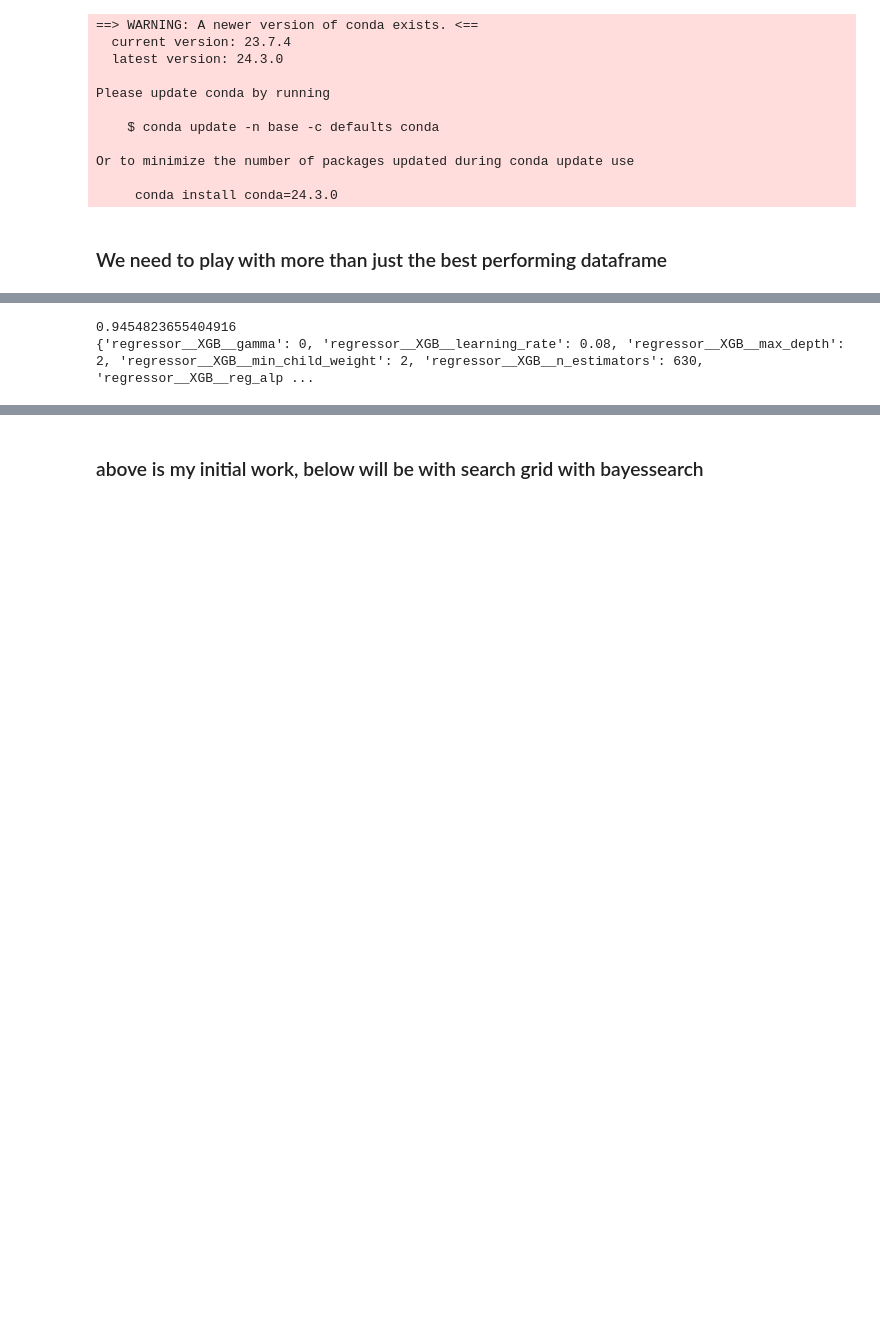
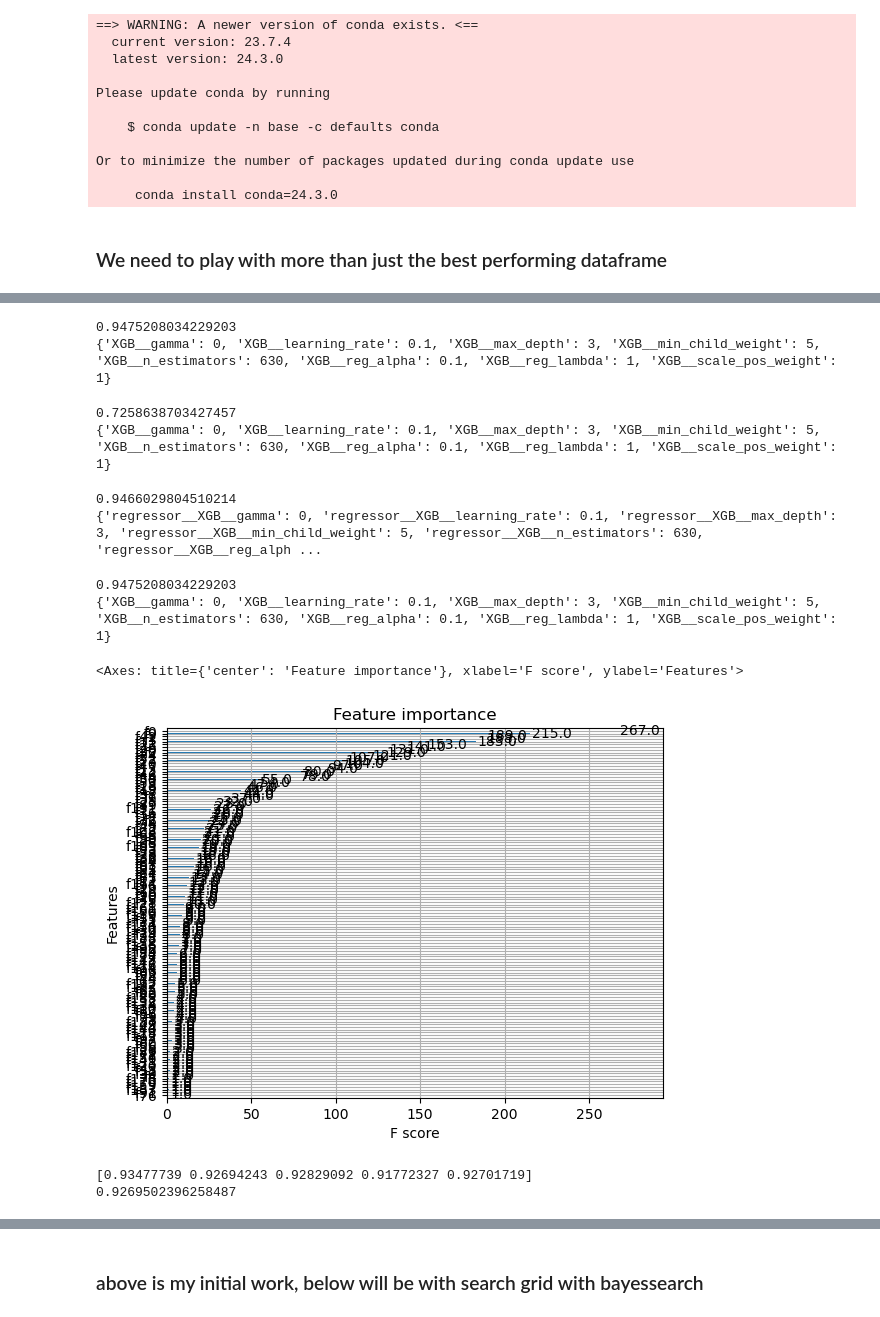
Before and after one commit to Na-ta-lie/Ames-Price-Prediction, a Jupyter notebook: XGBoost.ipynb, the cells around one changed output, grey strips where cells are left out. Saved outputs shown, nothing was run; the diff lists cells and outputs as text; code cells hidden in the pictures; blank space fills up the shorter version.

Commit message:
fixed mlr issue with standard scaler, std = False, start with Optuna

```diff
--- a/XGBoost.ipynb
+++ b/XGBoost.ipynb
@@ -57,6 +88,7 @@ model = XGBRegressor()
 df = pd.read_csv('df_normal_quality.csv', index_col=0)
 # %%
 y = df.SalePrice
+X = df.drop(['PID', 'SalePrice'], axis =1).copy()
 # %%
 numerical_columns_selector = selector(dtype_exclude=object)
 categorical_columns_selector = selector(dtype_include=object)
@@ -79,22 +111,33 @@ preprocessor = ColumnTransformer(
 
 model_pipe = Pipeline(steps=[("Preprocess", preprocessor), ("XGB", model)])
 
-model_regr = compose.TransformedTargetRegressor(regressor= model_pipe,
-                                                func=np.log, inverse_func=np.exp)
+#model_regr = compose.TransformedTargetRegressor(regressor= model_pipe,
+                                             #   func=np.log, inverse_func=np.exp)
 
+#### ctrl and / to block comment
 param_grid = {
-    "regressor__XGB__max_depth": [2],
-    "regressor__XGB__learning_rate": [.08],
-    "regressor__XGB__gamma": [0],
-    "regressor__XGB__reg_lambda": [.8],
-    "regressor__XGB__scale_pos_weight": [1],
-    "regressor__XGB__n_estimators": [630],
-    "regressor__XGB__reg_alpha": [.1],
-    "regressor__XGB__min_child_weight": [2]
+    "XGB__max_depth": [3],
+    "XGB__learning_rate": [.1],
+    "XGB__gamma": [0],
+    "XGB__reg_lambda": [1],
+    "XGB__scale_pos_weight": [1],
+    "XGB__n_estimators": [630],
+    "XGB__reg_alpha": [.1],
+    "XGB__min_child_weight": [5]
 }
+# param_grid = {
+#    "regressor__XGB__max_depth": [3],
+#    "regressor__XGB__learning_rate": [.1],
+#    "regressor__XGB__gamma": [0],
+#     "regressor__XGB__reg_lambda": [1],
+#    "regressor__XGB__scale_pos_weight": [1],
+#    "regressor__XGB__n_estimators": [630],
+#    "regressor__XGB__reg_alpha": [.1],
+#    "regressor__XGB__min_child_weight": [5]
+# }
 
 
-search = GridSearchCV(model_regr, param_grid, n_jobs=2, cv = kf)
+search = GridSearchCV(model_pipe, param_grid, n_jobs=2, cv = kf)
 # %%
 search.fit(X,y)
 # %% [output]
@@ -118,6 +161,36 @@ GridSearchCV(cv=KFold(n_splits=5, random_state=42, shuffle=True),
+# %%
+print(search.best_score_)
+print(search.best_params_)
+# %% [output]
+0.9475208034229203
+{'XGB__gamma': 0, 'XGB__learning_rate': 0.1, 'XGB__max_depth': 3, 'XGB__min_child_weight': 5, 'XGB__n_estimators': 630, 'XGB__reg_alpha': 0.1, 'XGB__reg_lambda': 1, 'XGB__scale_pos_weight': 1}
+# %%
+# no normalization or standardization
+#BAD
+print(search.best_score_)
+print(search.best_params_)
+# %% [output]
+0.7258638703427457
+{'XGB__gamma': 0, 'XGB__learning_rate': 0.1, 'XGB__max_depth': 3, 'XGB__min_child_weight': 5, 'XGB__n_estimators': 630, 'XGB__reg_alpha': 0.1, 'XGB__reg_lambda': 1, 'XGB__scale_pos_weight': 1}
+# %%
+# actually better without normalization
+print(search.best_score_)
+print(search.best_params_)
+# %% [output]
+0.9466029804510214
+{'regressor__XGB__gamma': 0, 'regressor__XGB__learning_rate': 0.1, 'regressor__XGB__max_depth': 3, 'regressor__XGB__min_child_weight': 5, 'regressor__XGB__n_estimators': 630, 'regressor__XGB__reg_alph ...
 # %%
+# no normalization of y
 print(search.best_score_)
 print(search.best_params_)
 # %% [output]
-0.9454823655404916
-{'regressor__XGB__gamma': 0, 'regressor__XGB__learning_rate': 0.08, 'regressor__XGB__max_depth': 2, 'regressor__XGB__min_child_weight': 2, 'regressor__XGB__n_estimators': 630, 'regressor__XGB__reg_alp ...
+0.9475208034229203
+{'XGB__gamma': 0, 'XGB__learning_rate': 0.1, 'XGB__max_depth': 3, 'XGB__min_child_weight': 5, 'XGB__n_estimators': 630, 'XGB__reg_alpha': 0.1, 'XGB__reg_lambda': 1, 'XGB__scale_pos_weight': 1}
+# %%
+from xgboost import plot_importance
+step = search.best_estimator_.steps[1]
+model_xgb = step[1]
+plot_importance(model_xgb)
+# %% [output]
+<Axes: title={'center': 'Feature importance'}, xlabel='F score', ylabel='Features'>
+[figure, added]
@@ -123,0 +200,7 @@ print(search.best_params_)
+# %%
+# cv = 5
+print(scores)
+print(scores.mean())
+# %% [output]
+[0.93477739 0.92694243 0.92829092 0.91772327 0.92701719]
+0.9269502396258487
```
Also changed, not shown: parts of 23 cells of this notebook, 2 other files.
